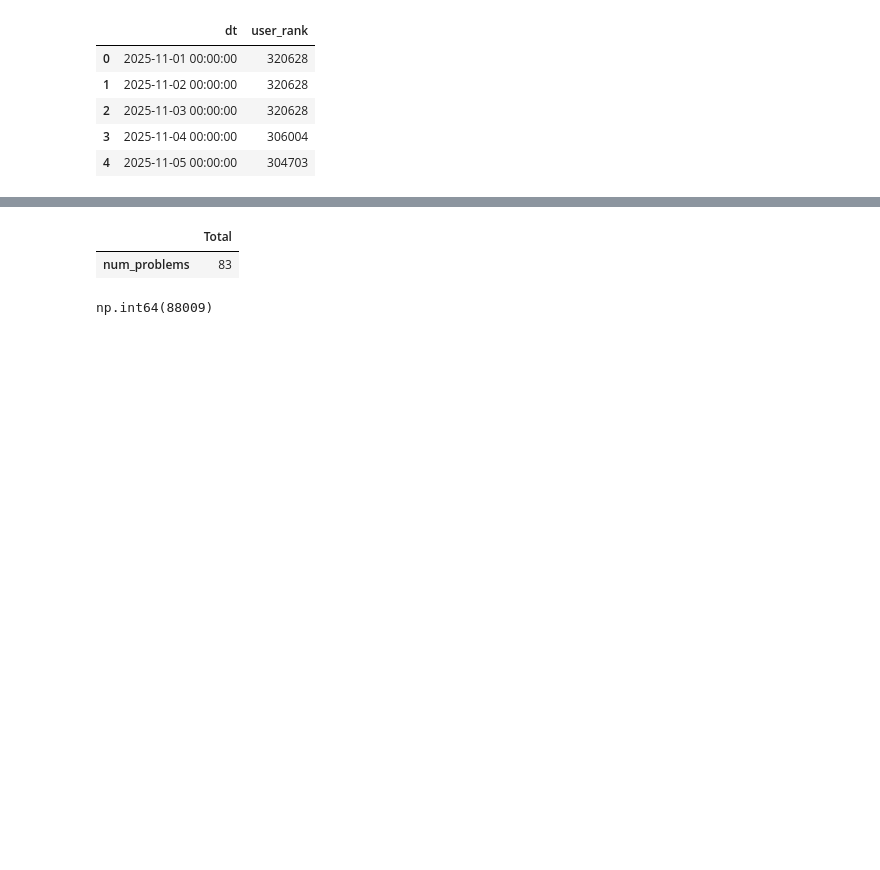
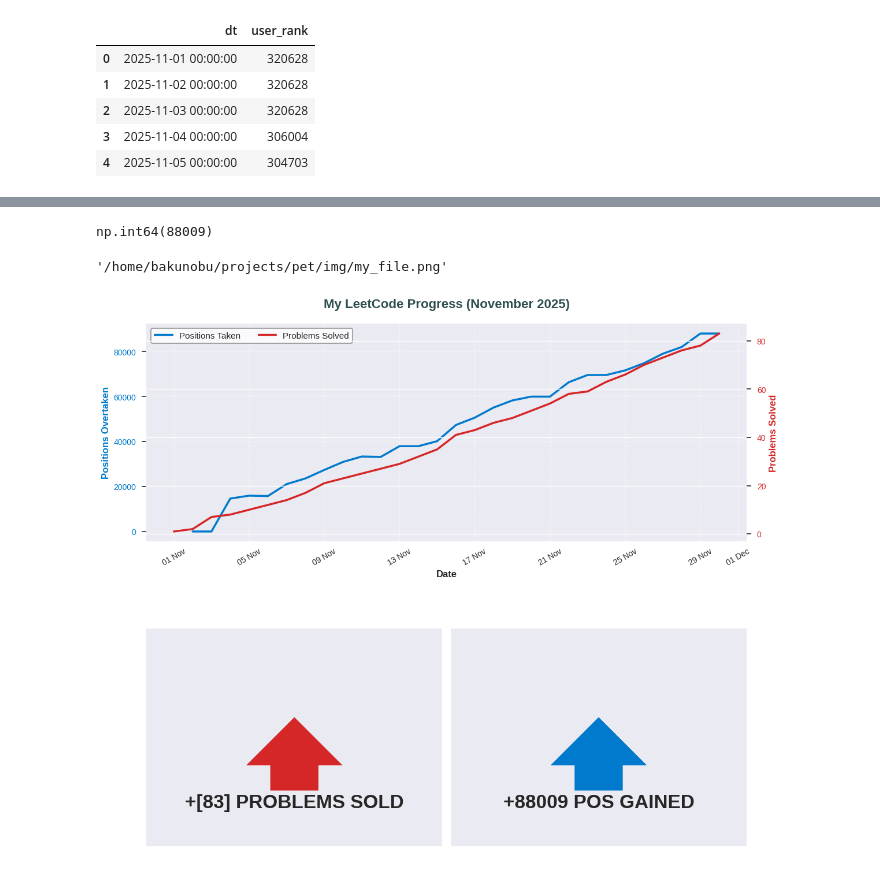
Before and after one commit to bakunobu/leetcode_progress, a Jupyter notebook: test.ipynb, the cells around one changed output, grey strips where cells are left out. Saved outputs shown, nothing was run; the diff lists cells and outputs as text; code cells hidden in the pictures; blank space fills up the shorter version.

```diff
--- a/test.ipynb
+++ b/test.ipynb
@@ -96,14 +70,7 @@ df = df.loc[mask].sort_values('date')
 # %%
-df['rate_lag'] = df['rating'].shift(1)
-df['problem_lag'] = df['Total'].cumsum()
+df['rate_lag'] = df['user_rank'].shift(1)
+df['problem_lag'] = df['num_problems'].cumsum()
 
-df['rate_diff'] = df['rate_lag'] - df['rating']
+df['rate_diff'] = df['rate_lag'] - df['user_rank']
 df['rate_diff2'] = df['rate_diff'].cumsum()
-# %%
-df.loc[mask].agg(
-    num_problems=('Total', 'sum'),
-)
-# %% [output]
-|  | Total |
-| num_problems | 83 |
 # %%
@@ -114,34 +81,35 @@ np.int64(88009)
 filename = 'my_file.png'
 folder = 'img'
 savepath = os.path.join(
-    os.path.getcwd(),
+    os.getcwd(),
     folder,
     filename
 )
+# %%
+savepath
+# %% [output]
+'/home/bakunobu/projects/pet/img/my_file.png'
 # %%
 def plot_progress(
                 df,
-                start_date:str,
-                end_date:str,
                 filename:str,
                 folder:str='img'
                 ):
-        mask = (df['date']>=pd.to_datetime(start_date)) & (df['date']<=pd.to_datetime(end_date))
-        df = df.loc[mask].sort_values('date')
+        df = df.sort_values('dt')
 
-        df['rate_lag'] = df['rating'].shift(1)
-        df['problem_lag'] = df['Total'].cumsum()
-        df['rate_diff'] = df['rate_lag'] - df['rating']
+        df['rate_lag'] = df['user_rank'].shift(1)
+        df['problem_lag'] = df['num_problems'].cumsum()
+        df['rate_diff'] = df['rate_lag'] - df['user_rank']
         df['rate_diff2'] = df['rate_diff'].cumsum()
 
         problems_solved = df.agg(
-                num_problems=('Total', 'sum')
+                num_problems=('num_problems', 'sum')
                 ).values[0]
 
-        pos_gainded = int(df.loc[mask].iloc[0, 1] - df.loc[mask].iloc[-1, 1])
+        pos_gainded = int(df.iloc[0, 1] - df.iloc[-1, 1])
 
         savepath = os.path.join(
-                os.path.getcwd(),
+                os.getcwd(),
                 folder,
                 filename
                 )
@@ -160,7 +128,7 @@ def plot_progress(
         ax1 = fig.add_subplot(gs[0, :])
 
         # [Your Code Adapted]: Primary Y-Axis (Left)
-        sns.lineplot(x='date', y='rate_diff2', data=df, ax=ax1, color='#007acc', linewidth=2.5, label='Rating')
+        sns.lineplot(x='dt', y='rate_diff2', data=df, ax=ax1, color='#007acc', linewidth=2.5, label='Rating')
         ax1.set_ylabel('Positions Overtaken', fontsize=12, color='#007acc', weight='bold')
         ax1.tick_params(axis='y', labelcolor='#007acc', length=6, width=1.2)
         ax1.set_xlabel('Date', fontsize=12, weight='bold')
@@ -173,7 +141,7 @@ def plot_progress(
 
         # [Your Code Adapted]: Secondary Y-Axis (Right)
         ax2 = ax1.twinx()
-        sns.lineplot(x='date', y='problem_lag', data=df, ax=ax2, color='#d62728', linewidth=2.5, label='Problems Solved')
+        sns.lineplot(x='dt', y='problem_lag', data=df, ax=ax2, color='#d62728', linewidth=2.5, label='Problems Solved')
         ax2.set_ylabel('Problems Solved', fontsize=12, color='#d62728', weight='bold')
         ax2.tick_params(axis='y', labelcolor='#d62728', length=6, width=1.2)
 
@@ -276,3 +244,7 @@ def plot_progress(
         plt.subplots_adjust(top=0.92, hspace=0.4) # Add spacing between top and bottom rows
         plt.savefig(savepath)
         plt.show()
+# %%
+plot_progress(df, 'test_nov.png')
+# %% [output]
+[figure, added]
```
Also changed, not shown: parts of 14 cells of this notebook.
